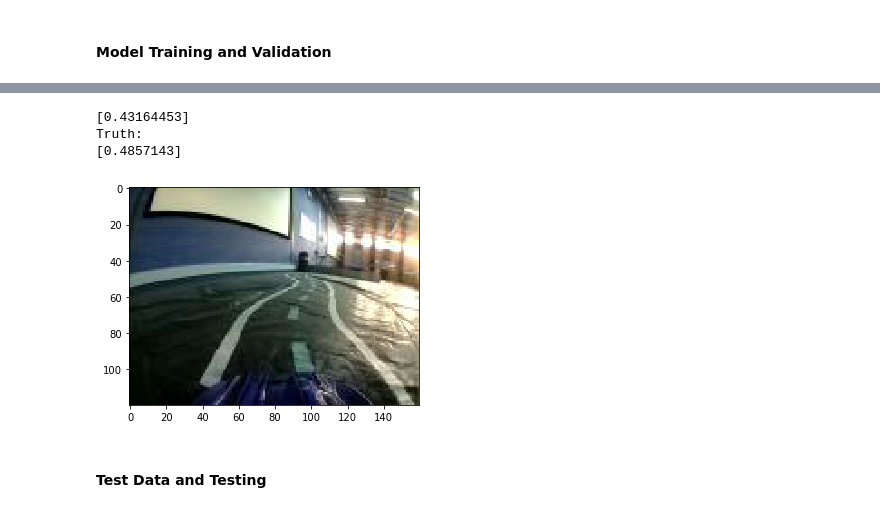
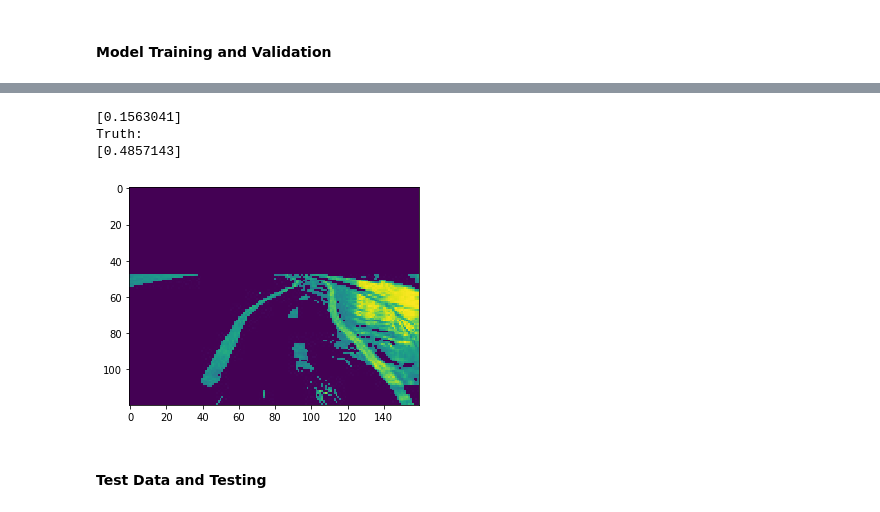
Before and after one commit to brontisaur/CounterpointDonkey, a Jupyter notebook: CPDonkey December Notebook.ipynb, the cells around one changed output, grey strips where cells are left out. Drawn from its saved outputs; the diff is of its cells as text; code cells hidden in the pictures.

```diff
--- a/CPDonkey December Notebook.ipynb
+++ b/CPDonkey December Notebook.ipynb
@@ -800,8 +812,10 @@ print(y_labels[1000])
 
 memv = 0
 memt = 0
-x_val = np.zeros((round(len(x_images)*0.3)+1,120,160,3), dtype=np.uint8)
-x_train = np.zeros((round(len(x_images)*0.7)+1,120,160,3), dtype=np.uint8)
+#x_val = np.zeros((round(len(x_images)*0.3)+1,120,160,3), dtype=np.uint8)
+#x_train = np.zeros((round(len(x_images)*0.7)+1,120,160,3), dtype=np.uint8)
+x_val = np.zeros((round(len(x_images)*0.3)+1,120,160), dtype=np.float32) #when using thresholded data
+x_train = np.zeros((round(len(x_images)*0.7)+1,120,160), dtype=np.float32) #when using thresholded data
 y_val = np.zeros((round(len(x_images)*0.3)+1,1), dtype=np.float32)
 y_train = np.zeros((round(len(x_images)*0.7)+1,1), dtype=np.float32)
 n=0
@@ -815,24 +829,24 @@ for i in range(len(x_images)):
         o = 0
         p = 0
         for l in range(0+n*300, n*300+300):
-            x_val[l] = x_images[j+o,:,:,:]
+            x_val[l] = x_images[j+o]
             y_val[l] = y_labels[j+o]
             o +=1
         for m in range(0+n*700, n*700+700):
-            x_train[m] = x_images[k+p,:,:,:]
+            x_train[m] = x_images[k+p]
             y_train[m] = y_labels[k+p]
             p+=1
         n+=1
 
+x_train = np.expand_dims(x_train, axis=3) #When using thresholded data
+x_val = np.expand_dims(x_val, axis = 3) #when using thresholded data
 print(x_train.shape)
 print(x_val.shape)
 
 print(y_train.shape)
 print(y_val.shape)
-
-print(y_val[800])
-plt.imshow(x_val[800])
-plt.show()
+x_train = x_train/255  #make the initial weights of the images small - between 0 and 1
+x_val = x_val/255
 #obtaining test data
 
 #relabeling test data
@@ -873,12 +889,15 @@ from tensorflow.python.keras.layers import Activation, Dropout, Flatten, Croppin
 ## Model Structure:
 
 model = Sequential()
-model.add(Convolution2D(24, (5,5), strides=(2,2), activation='relu', input_shape=(120, 160, 3)))
+#model.add(Convolution2D(24, (5,5), strides=(2,2), activation='relu', input_shape=(120, 160, 3)))
+model.add(Convolution2D(24, (5,5), strides=(2,2), activation='relu', input_shape=(120, 160,1))) #For Thresholded Data
 model.add(Convolution2D(32, (3,3), strides=(2,2), activation='relu'))
 model.add(Convolution2D(64, (3,3), strides=(2,2), activation='relu'))
 model.add(Convolution2D(64, (3,3), strides=(1,1), activation='relu'))
-model.add(Convolution2D(128, (3,3), strides=(1,1), activation='relu'))
+model.add(Convolution2D(128, (3,3), strides=(2,2), activation='relu'))
+model.add(Convolution2D(128, (3,3), strides=(1,1)))
 model.add(Flatten())
+model.add(Dense(200, activation='relu'))
 model.add(Dense(100, activation='relu'))
 model.add(Dense(50, activation='relu'))
 model.add(Dense(1))
@@ -933,17 +953,17 @@ Epoch 20/20
 # %%
 # Run Prediction:
 
 outs = model.predict(x_val, batch_size = 200)
 
 print(outs[2500])
 print('Truth:')
 print(y_val[2500])
-plt.imshow(x_val[2500])
+plt.imshow(np.squeeze(x_val[2500]))
 plt.show()
 # %% [output]
-[0.43164453]
+[0.1563041]
 Truth:
 [0.4857143]
-[figure, old version]
+[figure, new version]
 # %% [markdown]
 #### Test Data and Testing
```
Also changed, not shown: parts of 12 cells of this notebook.
